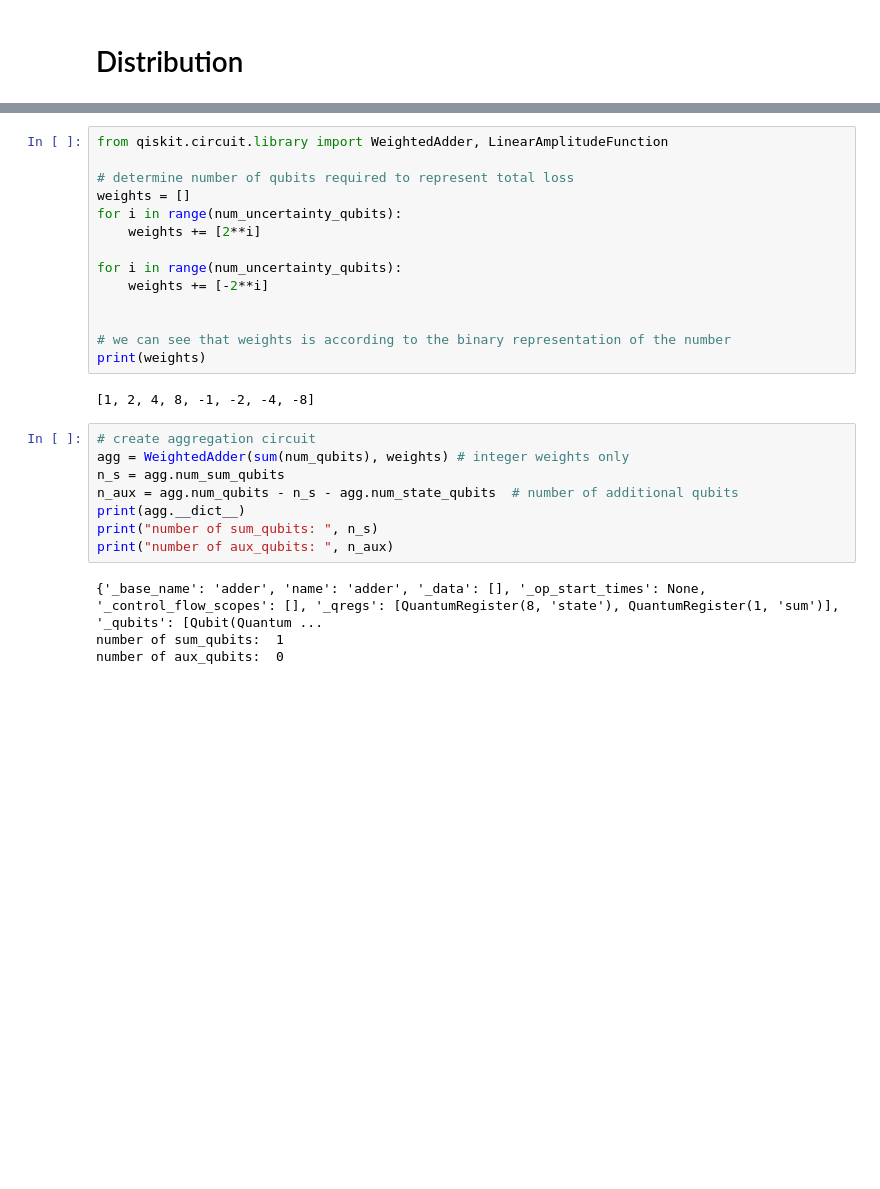
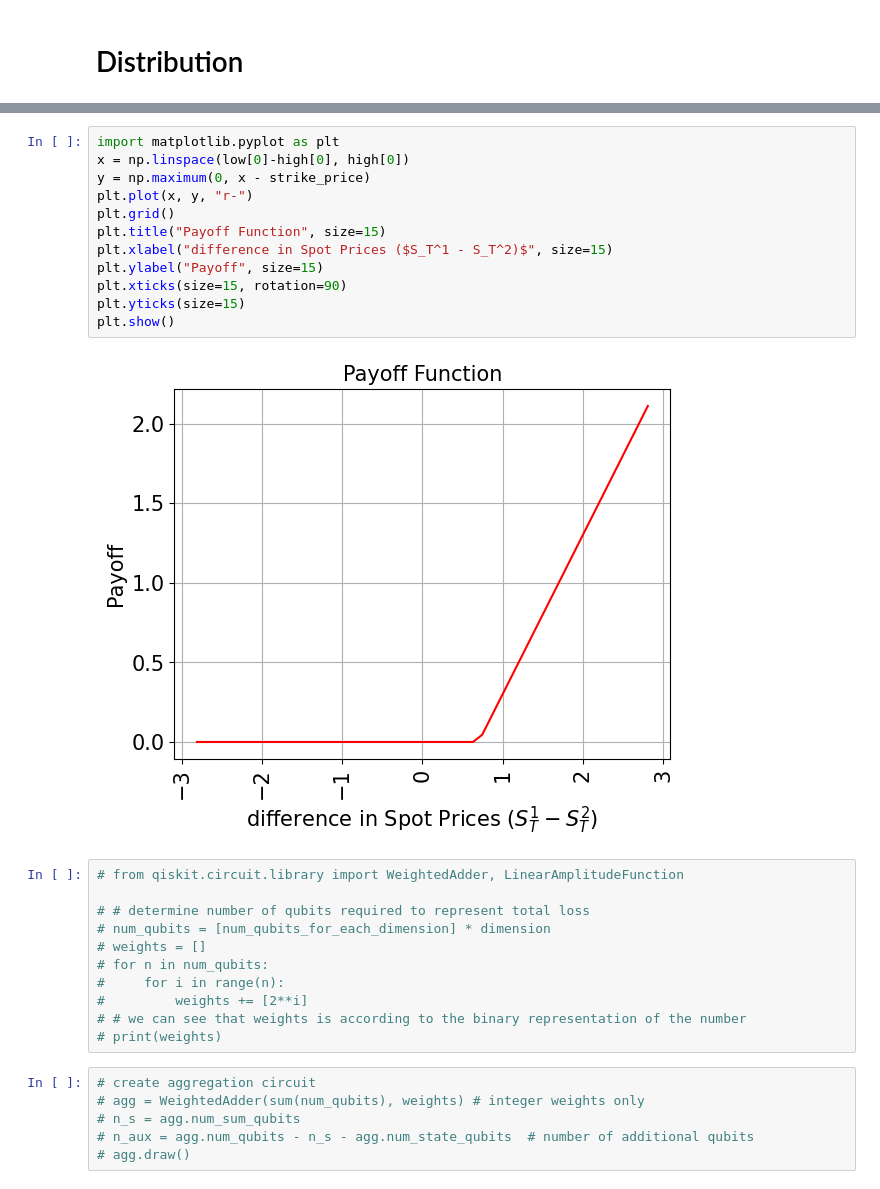
Before and after one commit to jianjun-dot/quantum-finance, a Jupyter notebook: spread_call_options.ipynb, the cells around one changed output, grey strips where cells are left out. Drawn from its saved outputs; the diff is of its cells as text; blank space fills up the shorter version.

```diff
--- a/spread_call_options.ipynb
+++ b/spread_call_options.ipynb
@@ -61,28 +194,31 @@ plt.show()
+# %%
+import matplotlib.pyplot as plt
+x = np.linspace(low[0]-high[0], high[0])
+y = np.maximum(0, x - strike_price)
+plt.plot(x, y, "r-")
+plt.grid()
+plt.title("Payoff Function", size=15)
+plt.xlabel("difference in Spot Prices ($S_T^1 - S_T^2)$", size=15)
+plt.ylabel("Payoff", size=15)
+plt.xticks(size=15, rotation=90)
+plt.yticks(size=15)
+plt.show()
+# %% [output]
+[figure, added]
 # %%
-from qiskit.circuit.library import WeightedAdder, LinearAmplitudeFunction
+# from qiskit.circuit.library import WeightedAdder, LinearAmplitudeFunction
 
-# determine number of qubits required to represent total loss
-weights = []
-for i in range(num_uncertainty_qubits):
-    weights += [2**i]
-
-for i in range(num_uncertainty_qubits):
-    weights += [-2**i]
-
-
-# we can see that weights is according to the binary representation of the number
-print(weights)
+# # determine number of qubits required to represent total loss
+# num_qubits = [num_qubits_for_each_dimension] * dimension
+# weights = []
+# for n in num_qubits:
+#     for i in range(n):
+#         weights += [2**i]
+# # we can see that weights is according to the binary representation of the number
+# print(weights)
-# %% [output]
-[1, 2, 4, 8, -1, -2, -4, -8]
 # %%
 # create aggregation circuit
-agg = WeightedAdder(sum(num_qubits), weights) # integer weights only
-n_s = agg.num_sum_qubits
-n_aux = agg.num_qubits - n_s - agg.num_state_qubits  # number of additional qubits
-print(agg.__dict__)
-print("number of sum_qubits: ", n_s)
-print("number of aux_qubits: ", n_aux)
+# agg = WeightedAdder(sum(num_qubits), weights) # integer weights only
+# n_s = agg.num_sum_qubits
+# n_aux = agg.num_qubits - n_s - agg.num_state_qubits  # number of additional qubits
+# agg.draw()
-# %% [output]
-{'_base_name': 'adder', 'name': 'adder', '_data': [], '_op_start_times': None, '_control_flow_scopes': [], '_qregs': [QuantumRegister(8, 'state'), QuantumRegister(1, 'sum')], '_qubits': [Qubit(Quantum ...
-number of sum_qubits:  1
-number of aux_qubits:  0
```
Also changed, not shown: parts of 16 cells of this notebook, 21 other files.
